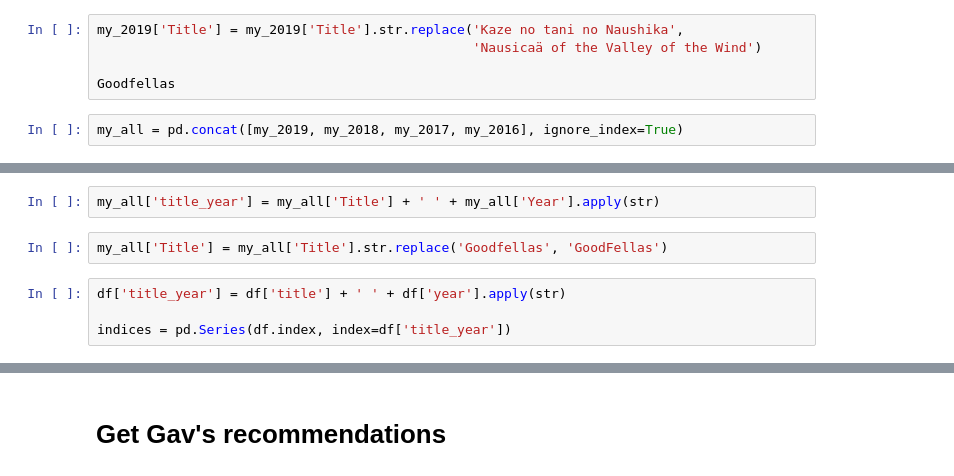
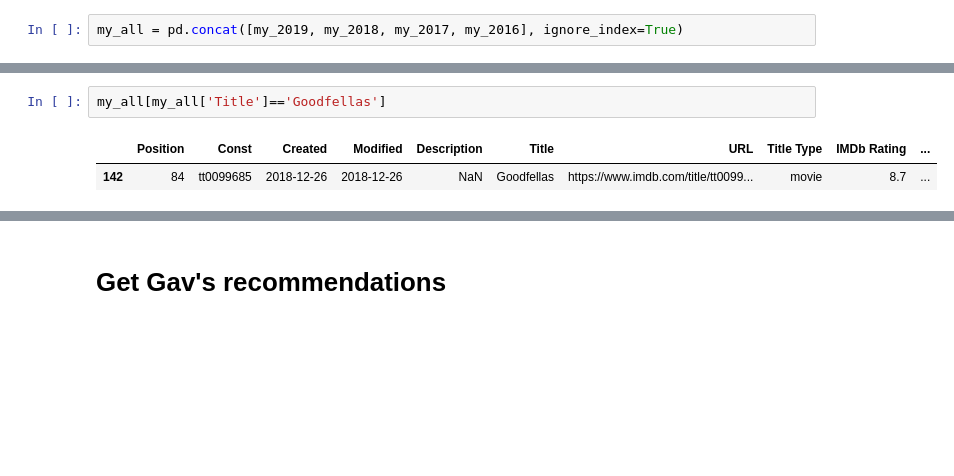
Before and after one commit to nsdean/movie-stats, a Jupyter notebook: recommender-my-data.ipynb, the cells around one changed output, grey strips where cells are left out. Cells and saved outputs as stored; diff of their text form; blank space fills up the shorter version.

```diff
--- a/recommender-my-data.ipynb
+++ b/recommender-my-data.ipynb
@@ -324,10 +320,5 @@ my_2019 = pd.read_csv('data/2019.csv', encoding = 'latin')
 my_2018 = pd.read_csv('data/2018.csv', encoding = 'latin')
 my_2017 = pd.read_csv('data/2017.csv', encoding = 'latin')
 my_2016 = pd.read_csv('data/2016.csv', encoding = 'latin')
-# %%
-my_2019['Title'] = my_2019['Title'].str.replace('Kaze no tani no Naushika',
-                                                'Nausicaä of the Valley of the Wind')
-
-Goodfellas
 # %%
 my_all = pd.concat([my_2019, my_2018, my_2017, my_2016], ignore_index=True)
@@ -336,8 +347,5 @@ my_2019['title_year'] = my_2019['Title'] + ' ' + my_2019['Year'].apply(str)
 # %%
-my_all['title_year'] = my_all['Title'] + ' ' + my_all['Year'].apply(str)
+my_all[my_all['Title']=='Goodfellas']
+# %% [output]
+|  | Position | Const | Created | Modified | Description | Title | URL | Title Type | IMDb Rating | ... |
+| 142 | 84 | tt0099685 | 2018-12-26 | 2018-12-26 | NaN | Goodfellas | https://www.imdb.com/title/tt0099... | movie | 8.7 | ... |
-# %%
-my_all['Title'] = my_all['Title'].str.replace('Goodfellas', 'GoodFellas')
-# %%
-df['title_year'] = df['title'] + ' ' + df['year'].apply(str)
-
-indices = pd.Series(df.index, index=df['title_year'])
```
Also changed, not shown: parts of 19 cells of this notebook.
